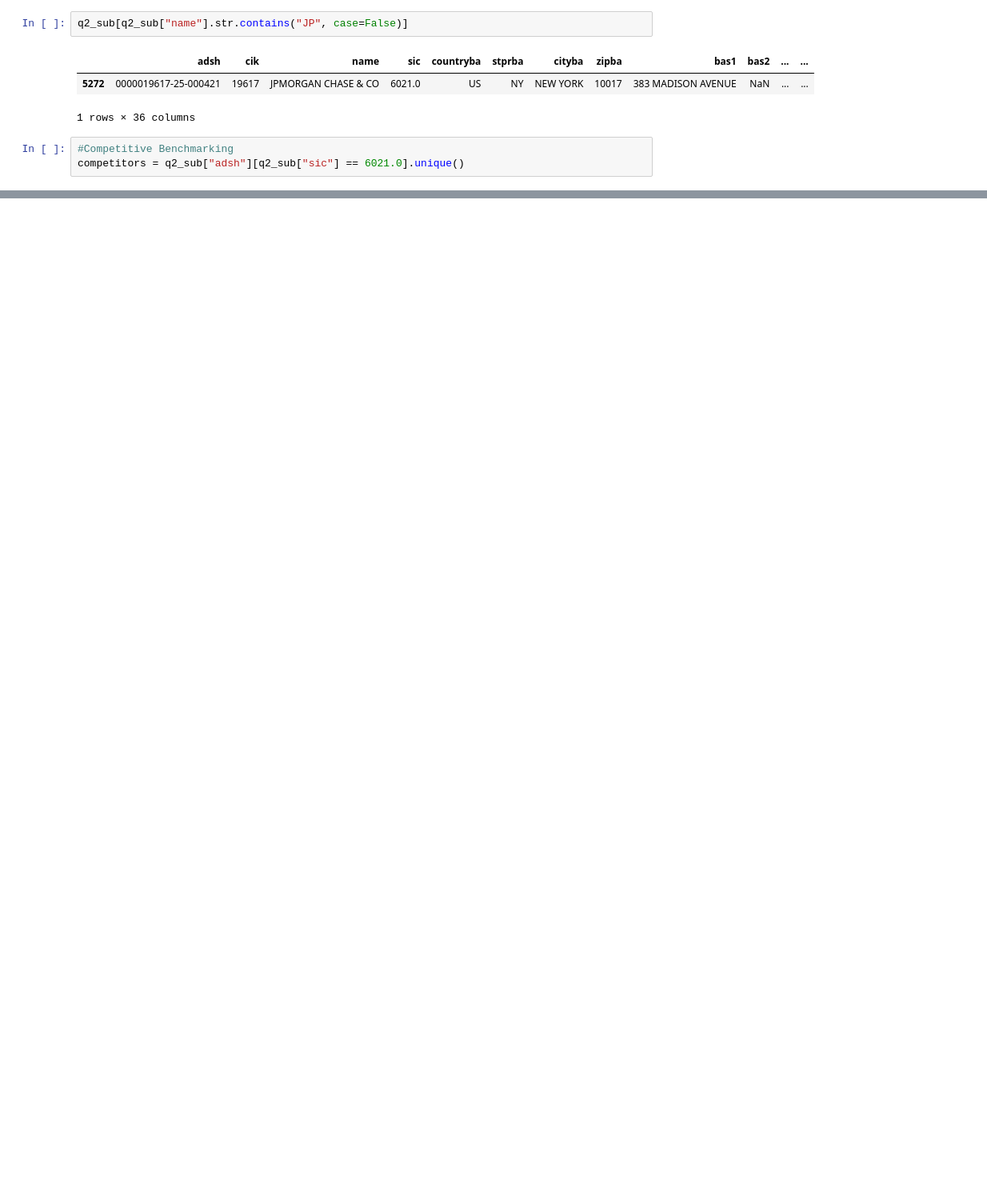
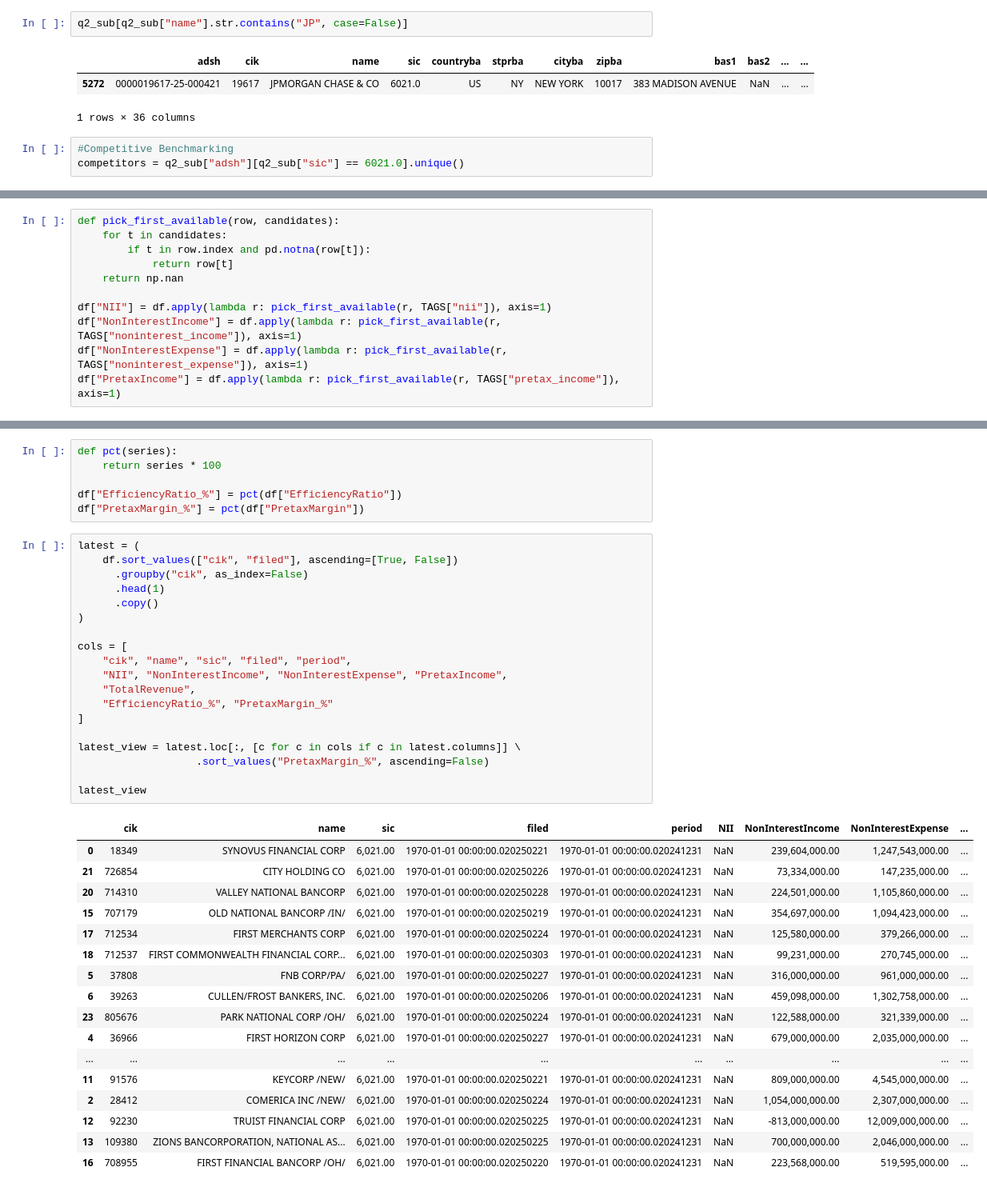
Before and after one commit to bernkyal/secfinancereport, a Jupyter notebook: ApiProject.ipynb, the cells around one changed output, grey strips where cells are left out. Shown at 80% size. Cells and saved outputs as stored; diff of their text form; blank space fills up the shorter version.

```diff
--- a/ApiProject.ipynb
+++ b/ApiProject.ipynb
@@ -84,0 +191,11 @@ gross_rev.head
+# %%
+def pick_first_available(row, candidates):
+    for t in candidates:
+        if t in row.index and pd.notna(row[t]):
+            return row[t]
+    return np.nan
+
+df["NII"] = df.apply(lambda r: pick_first_available(r, TAGS["nii"]), axis=1)
+df["NonInterestIncome"] = df.apply(lambda r: pick_first_available(r, TAGS["noninterest_income"]), axis=1)
+df["NonInterestExpense"] = df.apply(lambda r: pick_first_available(r, TAGS["noninterest_expense"]), axis=1)
+df["PretaxIncome"] = df.apply(lambda r: pick_first_available(r, TAGS["pretax_income"]), axis=1)
@@ -84,0 +223,43 @@ gross_rev.head
+# %%
+def pct(series):
+    return series * 100
+
+df["EfficiencyRatio_%"] = pct(df["EfficiencyRatio"])
+df["PretaxMargin_%"] = pct(df["PretaxMargin"])
+# %%
+latest = (
+    df.sort_values(["cik", "filed"], ascending=[True, False])
+      .groupby("cik", as_index=False)
+      .head(1)
+      .copy()
+)
+
+cols = [
+    "cik", "name", "sic", "filed", "period",
+    "NII", "NonInterestIncome", "NonInterestExpense", "PretaxIncome",
+    "TotalRevenue",
+    "EfficiencyRatio_%", "PretaxMargin_%"
+]
+
+latest_view = latest.loc[:, [c for c in cols if c in latest.columns]] \
+                   .sort_values("PretaxMargin_%", ascending=False)
+
+latest_view
+# %% [output]
+|  | cik | name | sic | filed | period | NII | NonInterestIncome | NonInterestExpense | ... |
+| 0 | 18349 | SYNOVUS FINANCIAL CORP | 6,021.00 | 1970-01-01 00:00:00.020250221 | 1970-01-01 00:00:00.020241231 | NaN | 239,604,000.00 | 1,247,543,000.00 | ... |
+| 21 | 726854 | CITY HOLDING CO | 6,021.00 | 1970-01-01 00:00:00.020250226 | 1970-01-01 00:00:00.020241231 | NaN | 73,334,000.00 | 147,235,000.00 | ... |
+| 20 | 714310 | VALLEY NATIONAL BANCORP | 6,021.00 | 1970-01-01 00:00:00.020250228 | 1970-01-01 00:00:00.020241231 | NaN | 224,501,000.00 | 1,105,860,000.00 | ... |
+| 15 | 707179 | OLD NATIONAL BANCORP /IN/ | 6,021.00 | 1970-01-01 00:00:00.020250219 | 1970-01-01 00:00:00.020241231 | NaN | 354,697,000.00 | 1,094,423,000.00 | ... |
+| 17 | 712534 | FIRST MERCHANTS CORP | 6,021.00 | 1970-01-01 00:00:00.020250224 | 1970-01-01 00:00:00.020241231 | NaN | 125,580,000.00 | 379,266,000.00 | ... |
+| 18 | 712537 | FIRST COMMONWEALTH FINANCIAL CORP... | 6,021.00 | 1970-01-01 00:00:00.020250303 | 1970-01-01 00:00:00.020241231 | NaN | 99,231,000.00 | 270,745,000.00 | ... |
+| 5 | 37808 | FNB CORP/PA/ | 6,021.00 | 1970-01-01 00:00:00.020250227 | 1970-01-01 00:00:00.020241231 | NaN | 316,000,000.00 | 961,000,000.00 | ... |
+| 6 | 39263 | CULLEN/FROST BANKERS, INC. | 6,021.00 | 1970-01-01 00:00:00.020250206 | 1970-01-01 00:00:00.020241231 | NaN | 459,098,000.00 | 1,302,758,000.00 | ... |
+| 23 | 805676 | PARK NATIONAL CORP /OH/ | 6,021.00 | 1970-01-01 00:00:00.020250224 | 1970-01-01 00:00:00.020241231 | NaN | 122,588,000.00 | 321,339,000.00 | ... |
+| 4 | 36966 | FIRST HORIZON CORP | 6,021.00 | 1970-01-01 00:00:00.020250227 | 1970-01-01 00:00:00.020241231 | NaN | 679,000,000.00 | 2,035,000,000.00 | ... |
+| ... | ... | ... | ... | ... | ... | ... | ... | ... | ... |
+| 11 | 91576 | KEYCORP /NEW/ | 6,021.00 | 1970-01-01 00:00:00.020250221 | 1970-01-01 00:00:00.020241231 | NaN | 809,000,000.00 | 4,545,000,000.00 | ... |
+| 2 | 28412 | COMERICA INC /NEW/ | 6,021.00 | 1970-01-01 00:00:00.020250224 | 1970-01-01 00:00:00.020241231 | NaN | 1,054,000,000.00 | 2,307,000,000.00 | ... |
+| 12 | 92230 | TRUIST FINANCIAL CORP | 6,021.00 | 1970-01-01 00:00:00.020250225 | 1970-01-01 00:00:00.020241231 | NaN | -813,000,000.00 | 12,009,000,000.00 | ... |
+| 13 | 109380 | ZIONS BANCORPORATION, NATIONAL AS... | 6,021.00 | 1970-01-01 00:00:00.020250225 | 1970-01-01 00:00:00.020241231 | NaN | 700,000,000.00 | 2,046,000,000.00 | ... |
+| 16 | 708955 | FIRST FINANCIAL BANCORP /OH/ | 6,021.00 | 1970-01-01 00:00:00.020250220 | 1970-01-01 00:00:00.020241231 | NaN | 223,568,000.00 | 519,595,000.00 | ... |
```
Also changed, not shown: parts of 20 cells of this notebook.
